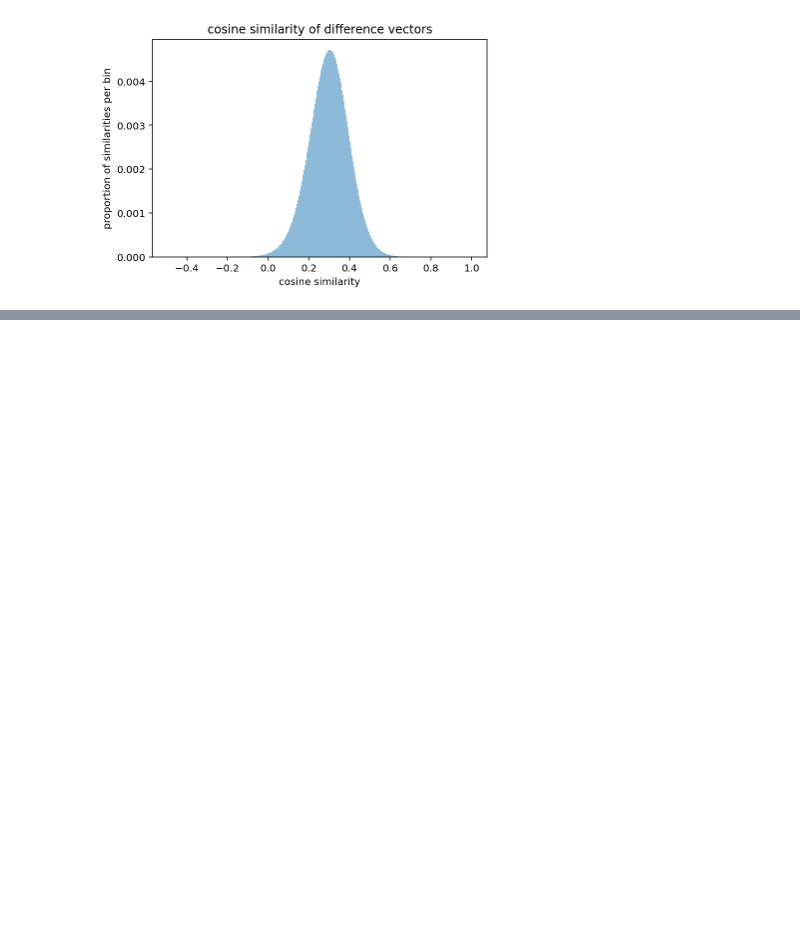
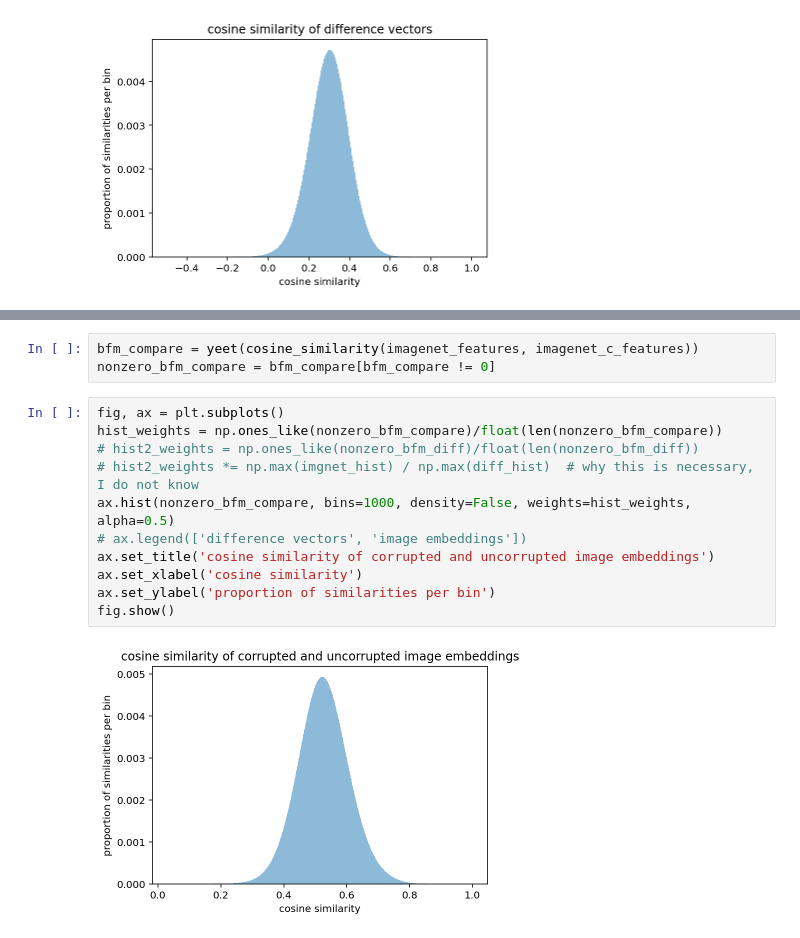
Before and after one commit to ahdavies6/clip-robustness, a Jupyter notebook: notebooks/og_clip_model_analysis.ipynb, the cells around one changed output, grey strips where cells are left out. Saved outputs shown, nothing was run; the diff lists cells and outputs as text; blank space fills up the shorter version.

```diff
--- a/notebooks/og_clip_model_analysis.ipynb
+++ b/notebooks/og_clip_model_analysis.ipynb
@@ -369,0 +424,16 @@ plt.show()
+# %%
+bfm_compare = yeet(cosine_similarity(imagenet_features, imagenet_c_features))
+nonzero_bfm_compare = bfm_compare[bfm_compare != 0]
+# %%
+fig, ax = plt.subplots()
+hist_weights = np.ones_like(nonzero_bfm_compare)/float(len(nonzero_bfm_compare))
+# hist2_weights = np.ones_like(nonzero_bfm_diff)/float(len(nonzero_bfm_diff))
+# hist2_weights *= np.max(imgnet_hist) / np.max(diff_hist)  # why this is necessary, I do not know
+ax.hist(nonzero_bfm_compare, bins=1000, density=False, weights=hist_weights, alpha=0.5)
+# ax.legend(['difference vectors', 'image embeddings'])
+ax.set_title('cosine similarity of corrupted and uncorrupted image embeddings')
+ax.set_xlabel('cosine similarity')
+ax.set_ylabel('proportion of similarities per bin')
+fig.show()
+# %% [output]
+[figure, added]
```
Also changed, not shown: parts of 24 cells of this notebook.
